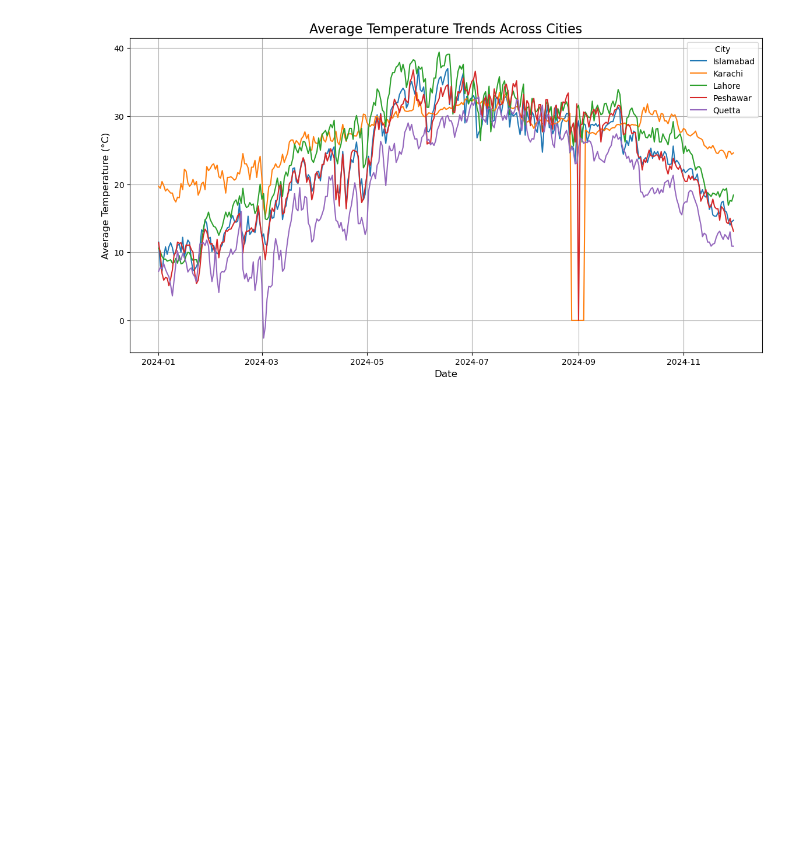
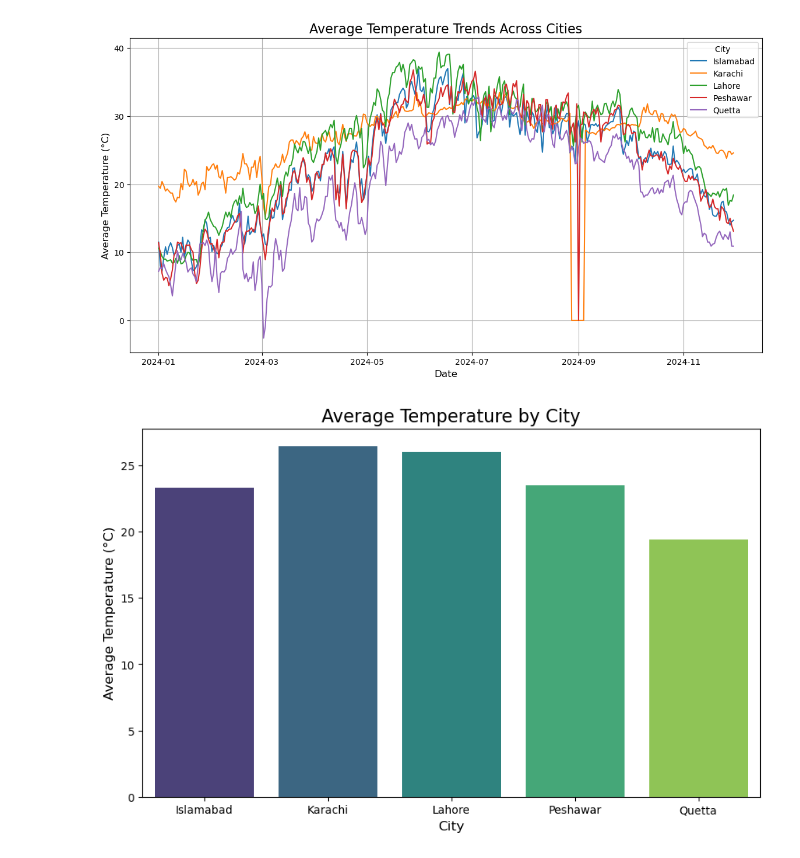
Before and after one commit to Raza-Baqir/Smart_City_Monitoring_Visualization, a Jupyter notebook: final_code.ipynb, the cells around one changed output. Cells and saved outputs as stored; diff of their text form; code cells hidden in the pictures; blank space fills up the shorter version.

Commit message:
feat: Add bar plot to compare average temperature per city

```diff
--- a/final_code.ipynb
+++ b/final_code.ipynb
@@ -52,3 +52,18 @@ plt.grid(True)  # Add a grid for better readability
 plt.show()
 # %% [output]
 [figure]
+# %%
+# Group data by city and calculate average temperature
+avg_temp_per_city = combined_data.groupby('city')['tavg'].mean().reset_index()
+
+# Create a bar plot for average temperature per city
+plt.figure(figsize=(10, 6))  # Set the figure size
+sns.barplot(data=avg_temp_per_city, x='city', y='tavg', palette='viridis')  # Bar plot with viridis palette
+
+# Add title and axis labels
+plt.title('Average Temperature by City', fontsize=16)
+plt.xlabel('City', fontsize=12)
+plt.ylabel('Average Temperature (°C)', fontsize=12)
+plt.show()
+# %% [output]
+[figure, added]
```
